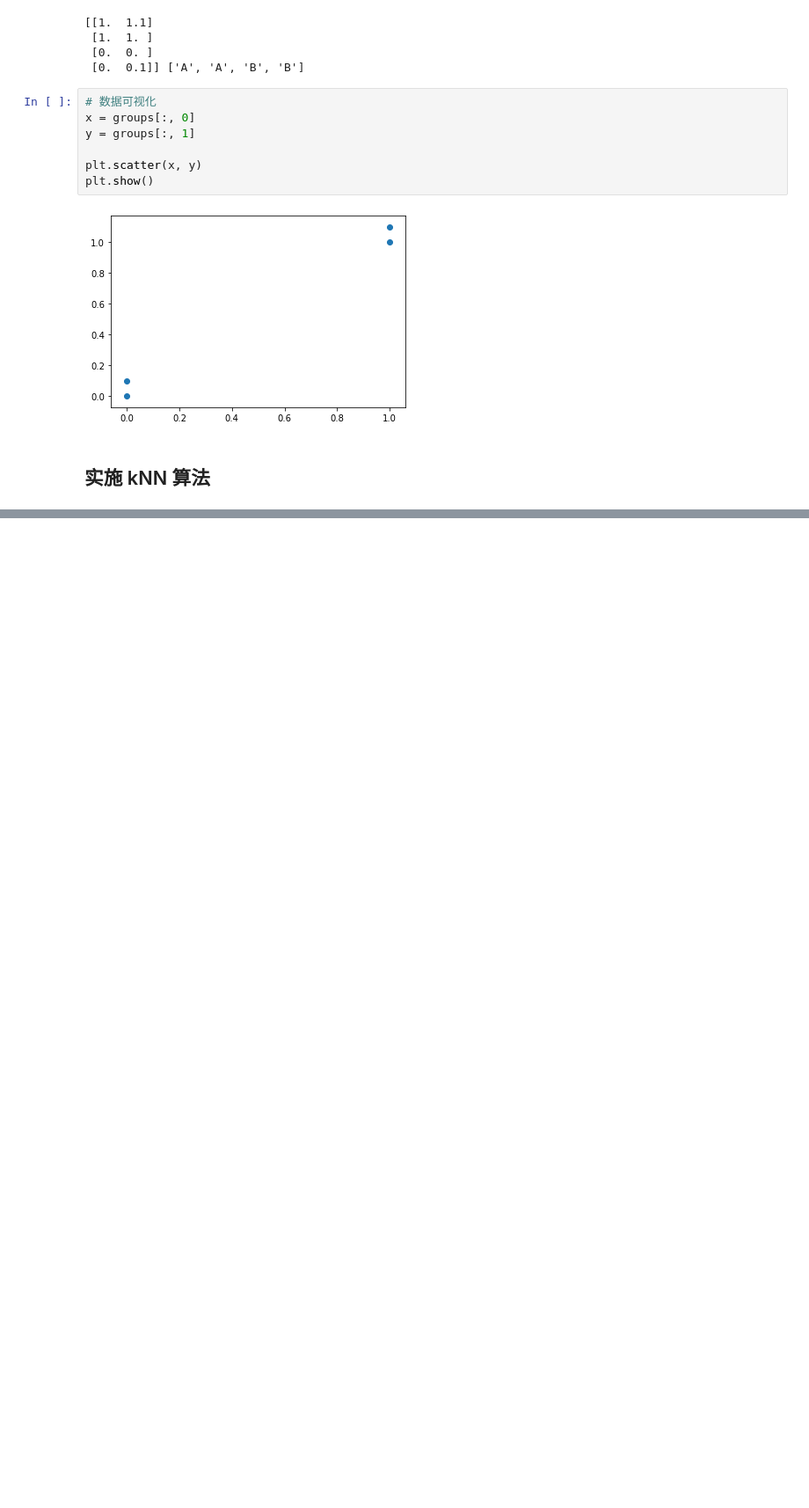
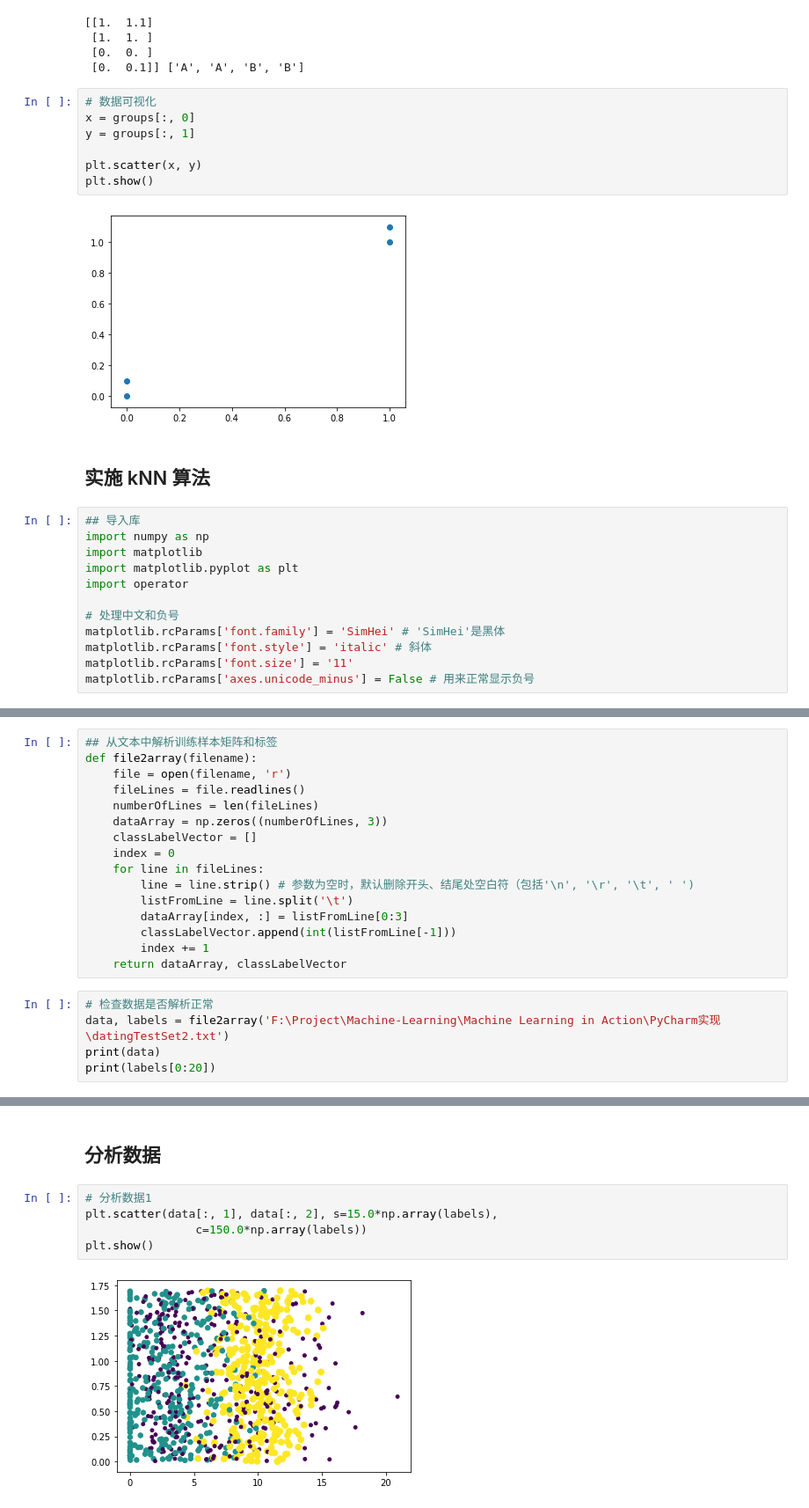
Before and after one commit to adairhu/Machine-Learning, a Jupyter notebook: ML个人笔记/Machine-Learning笔记本.ipynb, the cells around one changed output, grey strips where cells are left out. Shown: that part at 88% size. Drawn from its saved outputs; the diff is of its cells as text; blank space fills up the shorter version.

```diff
--- a/ML个人笔记/Machine-Learning笔记本.ipynb
+++ b/ML个人笔记/Machine-Learning笔记本.ipynb
@@ -94,4 +94,16 @@ plt.show()
 [figure]
 # %% [markdown]
 ## 实施 kNN 算法
+# %%
+## 导入库
+import numpy as np
+import matplotlib
+import matplotlib.pyplot as plt
+import operator
+
+# 处理中文和负号
+matplotlib.rcParams['font.family'] = 'SimHei' # 'SimHei'是黑体
+matplotlib.rcParams['font.style'] = 'italic' # 斜体
+matplotlib.rcParams['font.size'] = '11'
+matplotlib.rcParams['axes.unicode_minus'] = False # 用来正常显示负号
 # %%
@@ -117,0 +132,21 @@ classify0([10,10], groups, labels, 3)
+# %%
+## 从文本中解析训练样本矩阵和标签
+def file2array(filename):
+    file = open(filename, 'r')
+    fileLines = file.readlines()
+    numberOfLines = len(fileLines)
+    dataArray = np.zeros((numberOfLines, 3))
+    classLabelVector = []
+    index = 0
+    for line in fileLines:
+        line = line.strip() # 参数为空时，默认删除开头、结尾处空白符（包括'\n', '\r', '\t', ' ')
+        listFromLine = line.split('\t')
+        dataArray[index, :] = listFromLine[0:3]
+        classLabelVector.append(int(listFromLine[-1]))
+        index += 1
+    return dataArray, classLabelVector
+# %%
+# 检查数据是否解析正常
+data, labels = file2array('F:\Project\Machine-Learning\Machine Learning in Action\PyCharm实现\datingTestSet2.txt')
+print(data)
+print(labels[0:20])
@@ -117,0 +162,9 @@ classify0([10,10], groups, labels, 3)
+# %% [markdown]
+## 分析数据
+# %%
+# 分析数据1
+plt.scatter(data[:, 1], data[:, 2], s=15.0*np.array(labels),
+                c=150.0*np.array(labels))
+plt.show()
+# %% [output]
+[figure, added]
```
Also changed, not shown: parts of 19 cells of this notebook, 1 other file.
